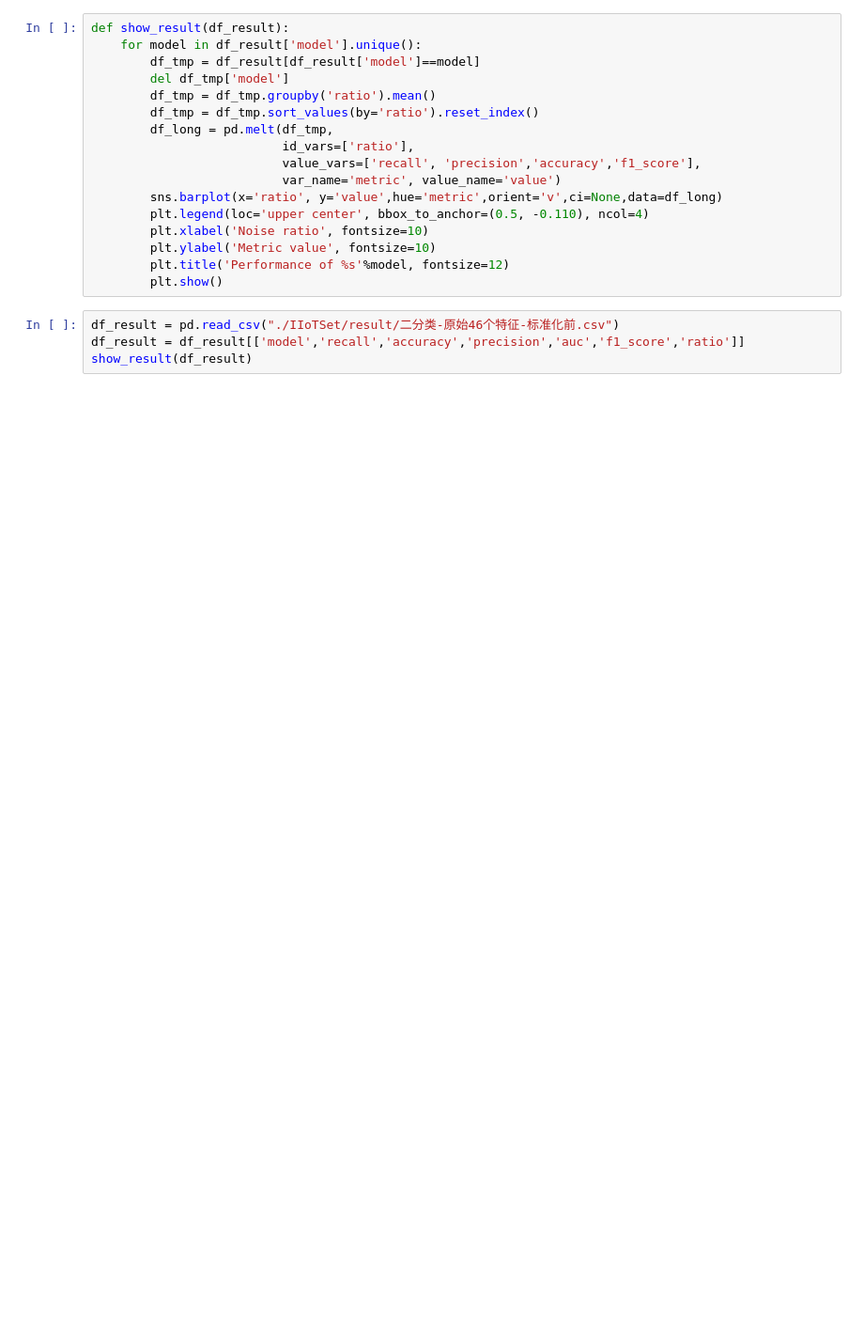
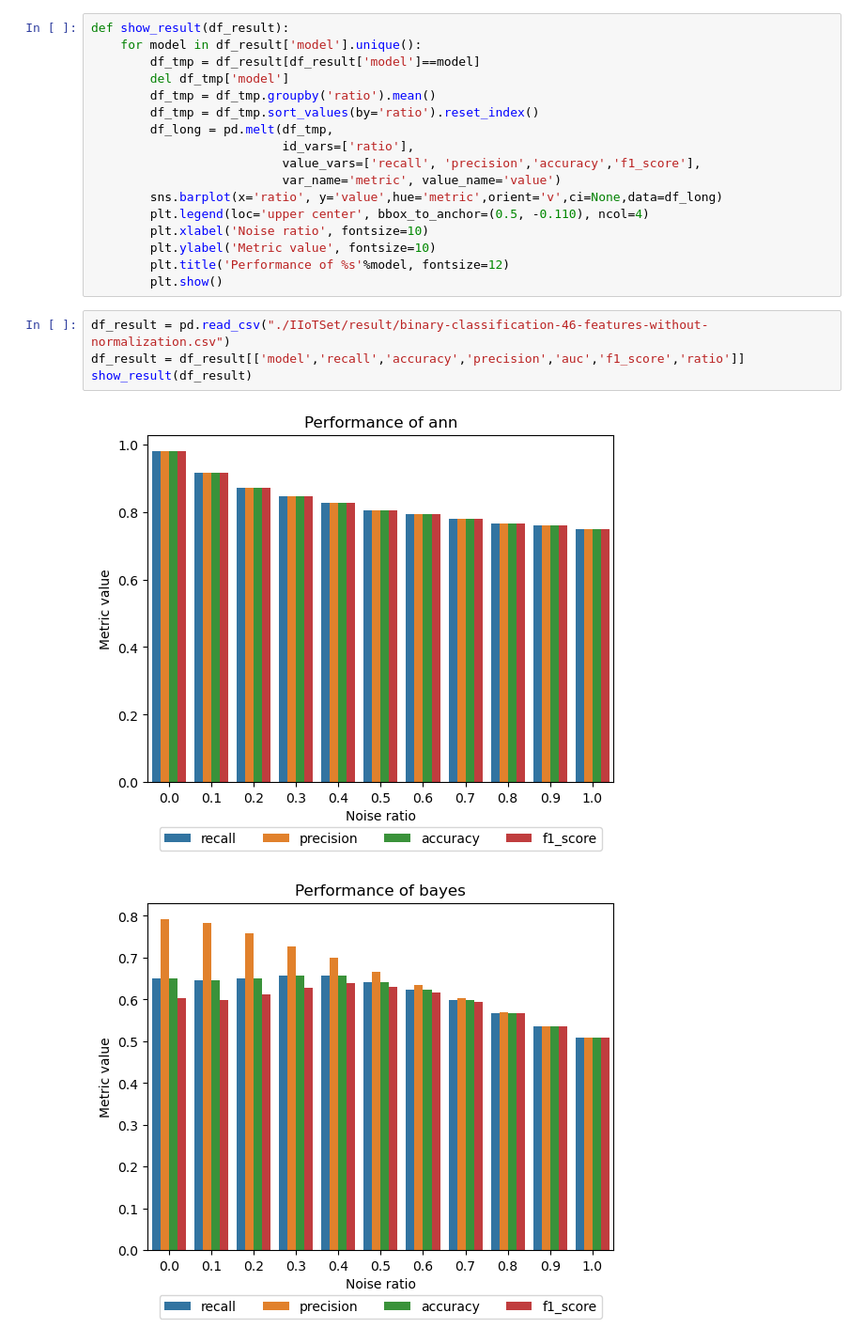
Before and after one commit to jim-xie-cn/Research-SSPE-COPA, a Jupyter notebook: task-1.ipynb, the cells around one changed output. Shown at 94% size. Cells and saved outputs as stored; diff of their text form; blank space fills up the shorter version.

```diff
--- a/task-1.ipynb
+++ b/task-1.ipynb
@@ -306,6 +391,9 @@ def show_result(df_result):
         plt.title('Performance of %s'%model, fontsize=12)
         plt.show()
 # %%
-df_result = pd.read_csv("./IIoTSet/result/二分类-原始46个特征-标准化前.csv")
+df_result = pd.read_csv("./IIoTSet/result/binary-classification-46-features-without-normalization.csv")
 df_result = df_result[['model','recall','accuracy','precision','auc','f1_score','ratio']]
 show_result(df_result)
+# %% [output]
+[figure, added]
+[figure, added]
```
Also changed, not shown: parts of 24 cells of this notebook, 8 other files.
